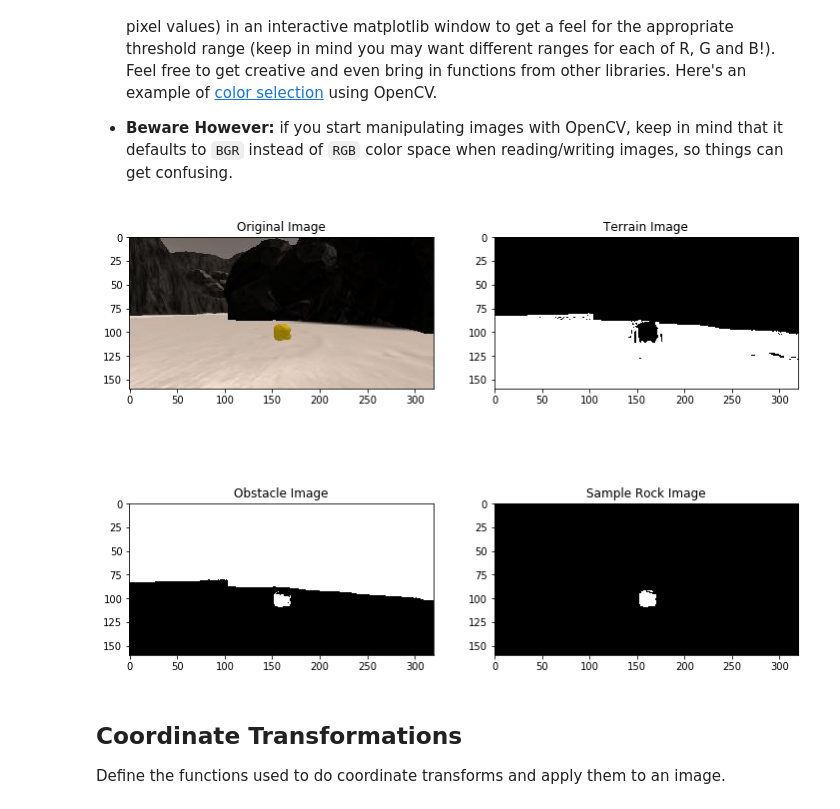
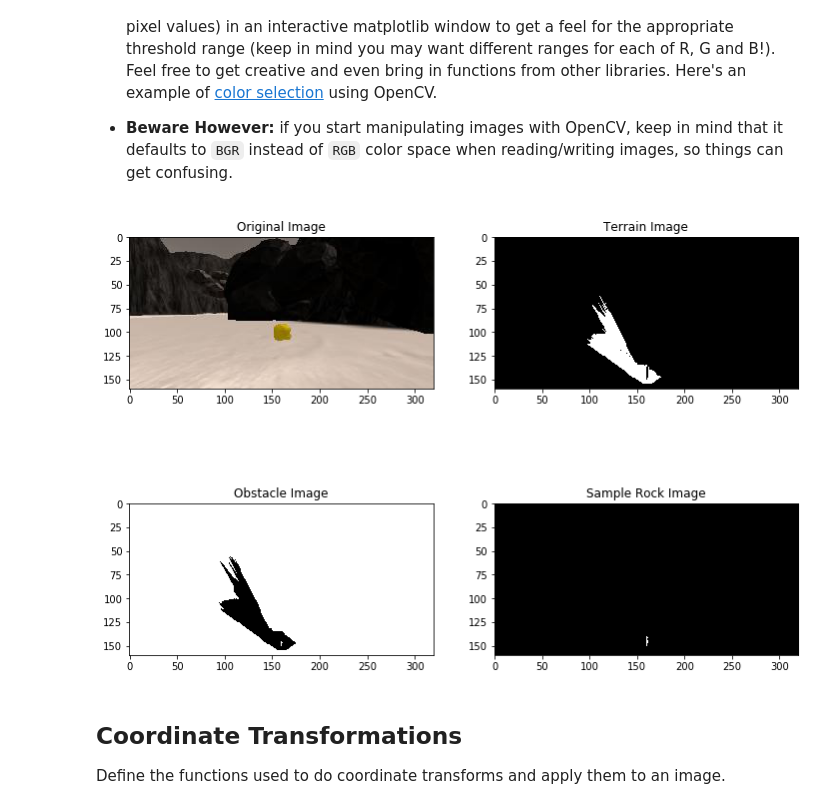
Before and after one commit to leberhard10/RoboND-Rover-Project, a Jupyter notebook: code/Rover_Project_Test_Notebook.ipynb, the cells around one changed output. Drawn from its saved outputs; the diff is of its cells as text; code cells hidden in the pictures.

```diff
--- a/code/Rover_Project_Test_Notebook.ipynb
+++ b/code/Rover_Project_Test_Notebook.ipynb
@@ -96,7 +96,7 @@
                   [image.shape[1]/2 + dst_size, image.shape[0] - 2*dst_size - bottom_offset],
                   [image.shape[1]/2 - dst_size, image.shape[0] - 2*dst_size - bottom_offset],
                   ])
-warped = perspect_transform(grid_img, source, destination)
+warped = perspect_transform(rock_img, source, destination)
 plt.imshow(warped)
 #scipy.misc.imsave('../output/warped_example.jpg', warped)
 # %% [output]
@@ -135,40 +135,40 @@ def color_thresh(img, rgb_thresh_lower=(160, 160, 160), rgb_thresh_upper=(255, 2
                 & (img[:,:,2] <= rgb_thresh_upper[2])
 
     thresh = above_thresh & below_thresh
 
     # Index the array of zeros with the boolean array and set to 1
     color_select[thresh] = 1
     # Return the binary image
     return color_select
 
 threshed = color_thresh(warped)
 
 #Check that the threshold updates work
 example_rock = '../calibration_images/example_rock1.jpg'
 image = mpimg.imread(example_rock)
-terrain_threshed = color_thresh(image)
-obstacle_threshed = color_thresh(image, (0, 0, 0), (160, 160, 160))
-rock_threshed = color_thresh(image, (125, 100, 0), (200, 200, 75))
+terrain_threshed = color_thresh(warped)
+obstacle_threshed = color_thresh(warped, (0, 0, 0), (160, 160, 160))
+rock_threshed = color_thresh(warped, (125, 100, 0), (200, 200, 75))
 
 #plot the test images
 fig = plt.figure(figsize=(12,9))
 plt.subplot(221)
 plt.title("Original Image")
 plt.imshow(image, cmap='gray')
 plt.subplot(222)
 plt.title("Terrain Image")
 plt.imshow(terrain_threshed, cmap='gray')
-imageio.imwrite('../output/terrain_threshed1.jpg', terrain_threshed*255)
+imageio.imwrite('../output/terrain_threshed2.jpg', terrain_threshed*255)
 plt.subplot(223)
 plt.title("Obstacle Image")
 plt.imshow(obstacle_threshed, cmap='gray')
-imageio.imwrite('../output/obstacle_threshed1.jpg', obstacle_threshed*255)
+imageio.imwrite('../output/obstacle_threshed2.jpg', obstacle_threshed*255)
 plt.subplot(224)
 plt.title("Sample Rock Image")
 plt.imshow(rock_threshed, cmap='gray')
-imageio.imwrite('../output/rock_sample_threshed1.jpg', obstacle_threshed*255)
+imageio.imwrite('../output/rock_sample_threshed2.jpg', obstacle_threshed*255)
 # %% [output]
-[figure, old version]
+[figure, new version]
 # %% [markdown]
 ## Coordinate Transformations
 Define the functions used to do coordinate transforms and apply them to an image.
```
Also changed, not shown: parts of 3 cells of this notebook, 6 other files.
